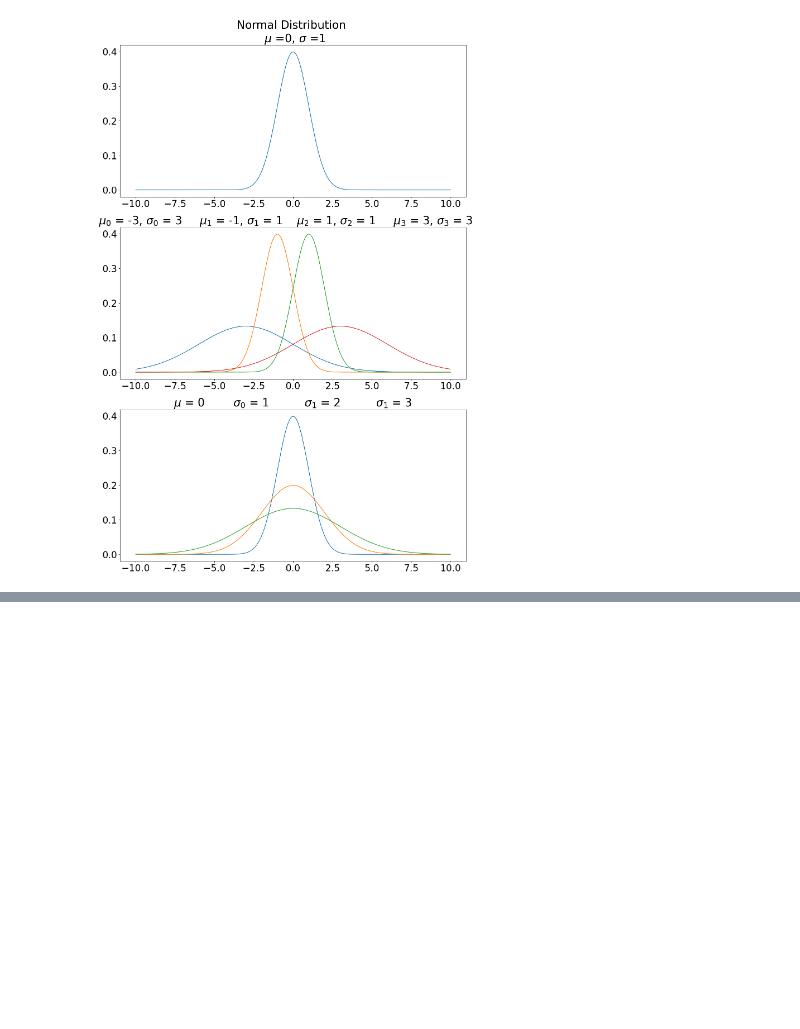
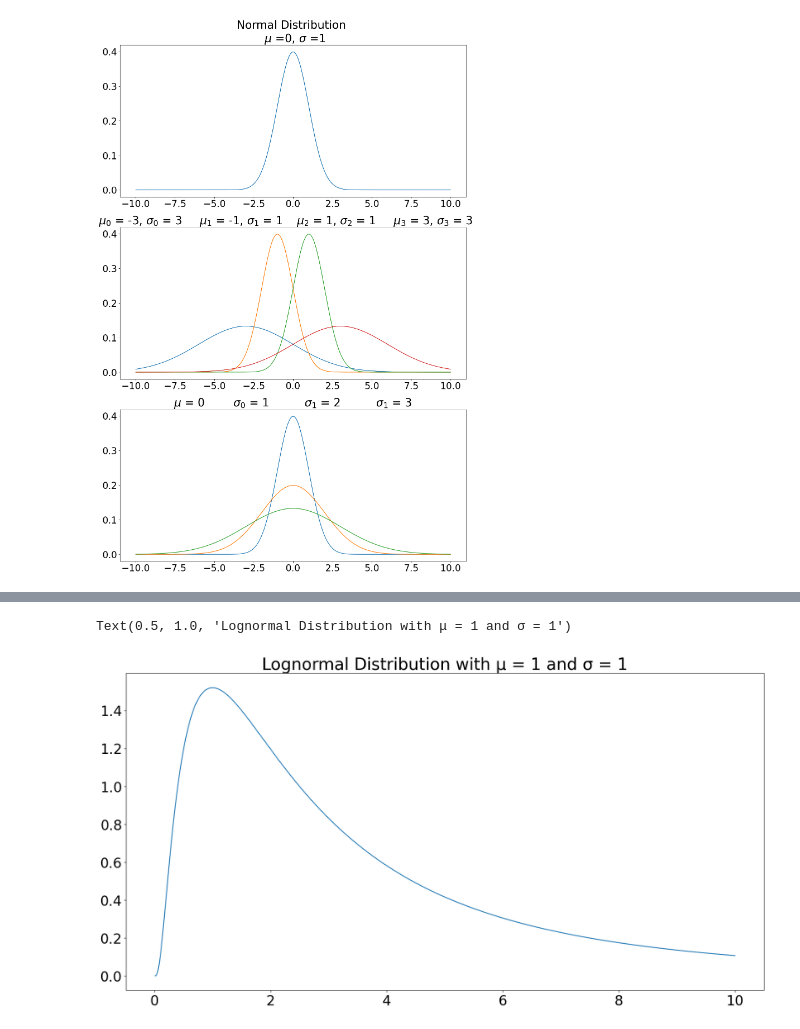
Before and after one commit to Tetteh96/ECON-611-Projects, a Jupyter notebook: Ch5/Project 7 - Ch5.ipynb, the cells around one changed output, grey strips where cells are left out. Cells and saved outputs as stored; diff of their text form; code cells hidden in the pictures; blank space fills up the shorter version.

```diff
--- a/Ch5/Project 7 - Ch5.ipynb
+++ b/Ch5/Project 7 - Ch5.ipynb
@@ -97,0 +118,19 @@ Text(0.5, 1.0, '$\\mu$ = 0\t $\\sigma_0$ = 1 \t $\\sigma_1$ = 2 \t $\\sigma_1$ =
+# %%
+import warnings
+warnings.filterwarnings("ignore")
+# Optionally, pass different array of x values tp be transformed; default is np.linspace(-5, 5, 1000)
+def create_lognormal(mean, sd, x = np.linspace(0, 10, 1000)):
+    density_points = (1 / x * sd * np.sqrt(2 * math.pi)) * math.e ** (
+        -(np.log(x) - mean) ** 2 / (2 * sd ** 2))
+    return density_points
+
+x = np.linspace(0, 10, 1000)
+mean, sd = 1,1
+log_norm = create_lognormal(mean = mean, sd = sd, x = x)
+# %%
+fig, ax = plt.subplots(figsize = (20, 10))
+ax.plot(x, log_norm)
+ax.set_title('Lognormal Distribution with μ = ' + str(mean) + ' and σ = ' + str(sd))
+# %% [output]
+Text(0.5, 1.0, 'Lognormal Distribution with μ = 1 and σ = 1')
+[figure, added]
```
Also changed, not shown: parts of 6 cells of this notebook.
